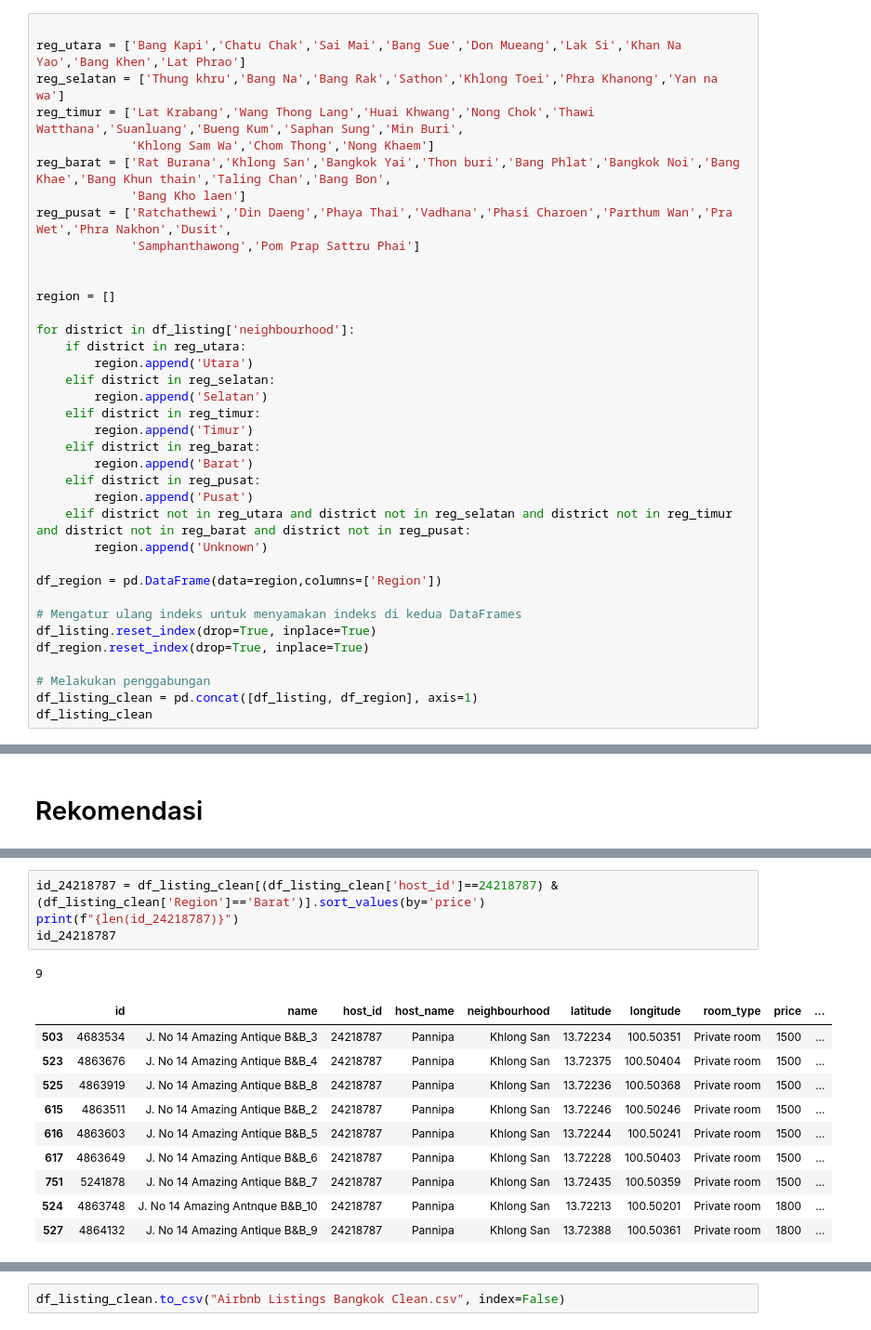
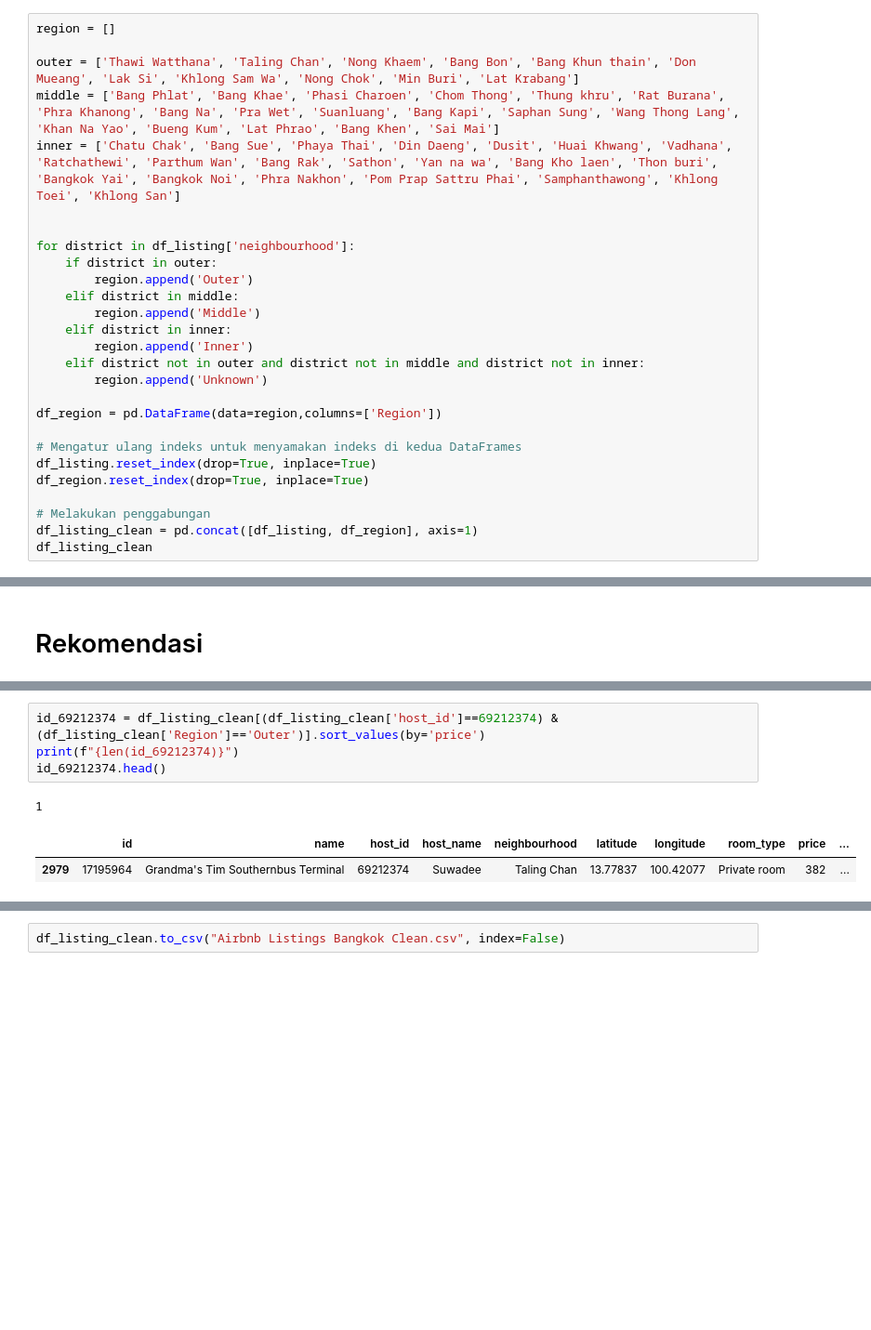
Before and after one commit to yapex1324/airbnb_listing_in_bangkok, a Jupyter notebook: capstone_modul2.ipynb, the cells around one changed output, grey strips where cells are left out. Shown: that part at 93% size. Drawn from its saved outputs; the diff is of its cells as text; blank space fills up the shorter version.

```diff
--- a/capstone_modul2.ipynb
+++ b/capstone_modul2.ipynb
@@ -308,29 +308,19 @@ Bangkok terdiri dari 50 distrik, disini kita membagi distrik tersebut menjadi 5
 # %%
+region = []
 
-reg_utara = ['Bang Kapi','Chatu Chak','Sai Mai','Bang Sue','Don Mueang','Lak Si','Khan Na Yao','Bang Khen','Lat Phrao']
-reg_selatan = ['Thung khru','Bang Na','Bang Rak','Sathon','Khlong Toei','Phra Khanong','Yan na wa']
-reg_timur = ['Lat Krabang','Wang Thong Lang','Huai Khwang','Nong Chok','Thawi Watthana','Suanluang','Bueng Kum','Saphan Sung','Min Buri',
-             'Khlong Sam Wa','Chom Thong','Nong Khaem']
-reg_barat = ['Rat Burana','Khlong San','Bangkok Yai','Thon buri','Bang Phlat','Bangkok Noi','Bang Khae','Bang Khun thain','Taling Chan','Bang Bon',
-             'Bang Kho laen']
-reg_pusat = ['Ratchathewi','Din Daeng','Phaya Thai','Vadhana','Phasi Charoen','Parthum Wan','Pra Wet','Phra Nakhon','Dusit',
-             'Samphanthawong','Pom Prap Sattru Phai']
+outer = ['Thawi Watthana', 'Taling Chan', 'Nong Khaem', 'Bang Bon', 'Bang Khun thain', 'Don Mueang', 'Lak Si', 'Khlong Sam Wa', 'Nong Chok', 'Min Buri', 'Lat Krabang']
+middle = ['Bang Phlat', 'Bang Khae', 'Phasi Charoen', 'Chom Thong', 'Thung khru', 'Rat Burana', 'Phra Khanong', 'Bang Na', 'Pra Wet', 'Suanluang', 'Bang Kapi', 'Saphan Sung', 'Wang Thong Lang', 'Khan Na Yao', 'Bueng Kum', 'Lat Phrao', 'Bang Khen', 'Sai Mai']
+inner = ['Chatu Chak', 'Bang Sue', 'Phaya Thai', 'Din Daeng', 'Dusit', 'Huai Khwang', 'Vadhana', 'Ratchathewi', 'Parthum Wan', 'Bang Rak', 'Sathon', 'Yan na wa', 'Bang Kho laen', 'Thon buri', 'Bangkok Yai', 'Bangkok Noi', 'Phra Nakhon', 'Pom Prap Sattru Phai', 'Samphanthawong', 'Khlong Toei', 'Khlong San']
 
 
-region = []
-
 for district in df_listing['neighbourhood']:
-    if district in reg_utara:
-        region.append('Utara')
-    elif district in reg_selatan:
-        region.append('Selatan')
-    elif district in reg_timur:
-        region.append('Timur')
-    elif district in reg_barat:
-        region.append('Barat')
-    elif district in reg_pusat:
-        region.append('Pusat')
-    elif district not in reg_utara and district not in reg_selatan and district not in reg_timur and district not in reg_barat and district not in reg_pusat:
+    if district in outer:
+        region.append('Outer')
+    elif district in middle:
+        region.append('Middle')
+    elif district in inner:
+        region.append('Inner')
+    elif district not in outer and district not in middle and district not in inner:
         region.append('Unknown')
 
 df_region = pd.DataFrame(data=region,columns=['Region'])
@@ -696,17 +712,9 @@ df_rev_barat
 # %%
-id_24218787 = df_listing_clean[(df_listing_clean['host_id']==24218787) & (df_listing_clean['Region']=='Barat')].sort_values(by='price')
-print(f"{len(id_24218787)}")
-id_24218787
+id_69212374 = df_listing_clean[(df_listing_clean['host_id']==69212374) & (df_listing_clean['Region']=='Outer')].sort_values(by='price')
+print(f"{len(id_69212374)}")
+id_69212374.head()
 # %% [output]
-9
+1
 |  | id | name | host_id | host_name | neighbourhood | latitude | longitude | room_type | price | ... |
-| 503 | 4683534 | J. No 14 Amazing Antique B&B_3 | 24218787 | Pannipa | Khlong San | 13.72234 | 100.50351 | Private room | 1500 | ... |
-| 523 | 4863676 | J. No 14 Amazing Antique B&B_4 | 24218787 | Pannipa | Khlong San | 13.72375 | 100.50404 | Private room | 1500 | ... |
-| 525 | 4863919 | J. No 14 Amazing Antique B&B_8 | 24218787 | Pannipa | Khlong San | 13.72236 | 100.50368 | Private room | 1500 | ... |
-| 615 | 4863511 | J. No 14 Amazing Antique B&B_2 | 24218787 | Pannipa | Khlong San | 13.72246 | 100.50246 | Private room | 1500 | ... |
-| 616 | 4863603 | J. No 14 Amazing Antique B&B_5 | 24218787 | Pannipa | Khlong San | 13.72244 | 100.50241 | Private room | 1500 | ... |
-| 617 | 4863649 | J. No 14 Amazing Antique B&B_6 | 24218787 | Pannipa | Khlong San | 13.72228 | 100.50403 | Private room | 1500 | ... |
-| 751 | 5241878 | J. No 14 Amazing Antique B&B_7 | 24218787 | Pannipa | Khlong San | 13.72435 | 100.50359 | Private room | 1500 | ... |
-| 524 | 4863748 | J. No 14 Amazing Antnque B&B_10 | 24218787 | Pannipa | Khlong San | 13.72213 | 100.50201 | Private room | 1800 | ... |
-| 527 | 4864132 | J. No 14 Amazing Antique B&B_9 | 24218787 | Pannipa | Khlong San | 13.72388 | 100.50361 | Private room | 1800 | ... |
+| 2979 | 17195964 | Grandma's Tim Southernbus Terminal | 69212374 | Suwadee | Taling Chan | 13.77837 | 100.42077 | Private room | 382 | ... |
 # %%
```
Also changed, not shown: parts of 35 cells of this notebook.
